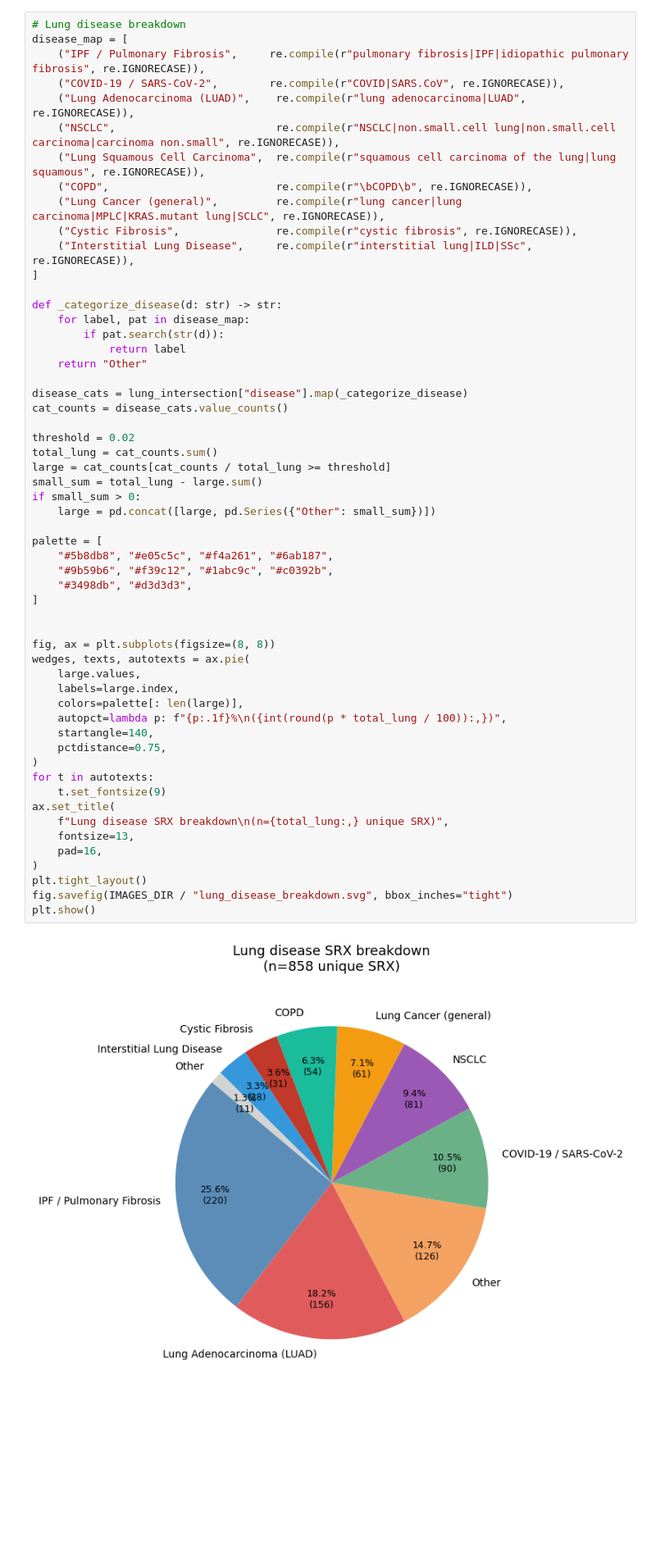
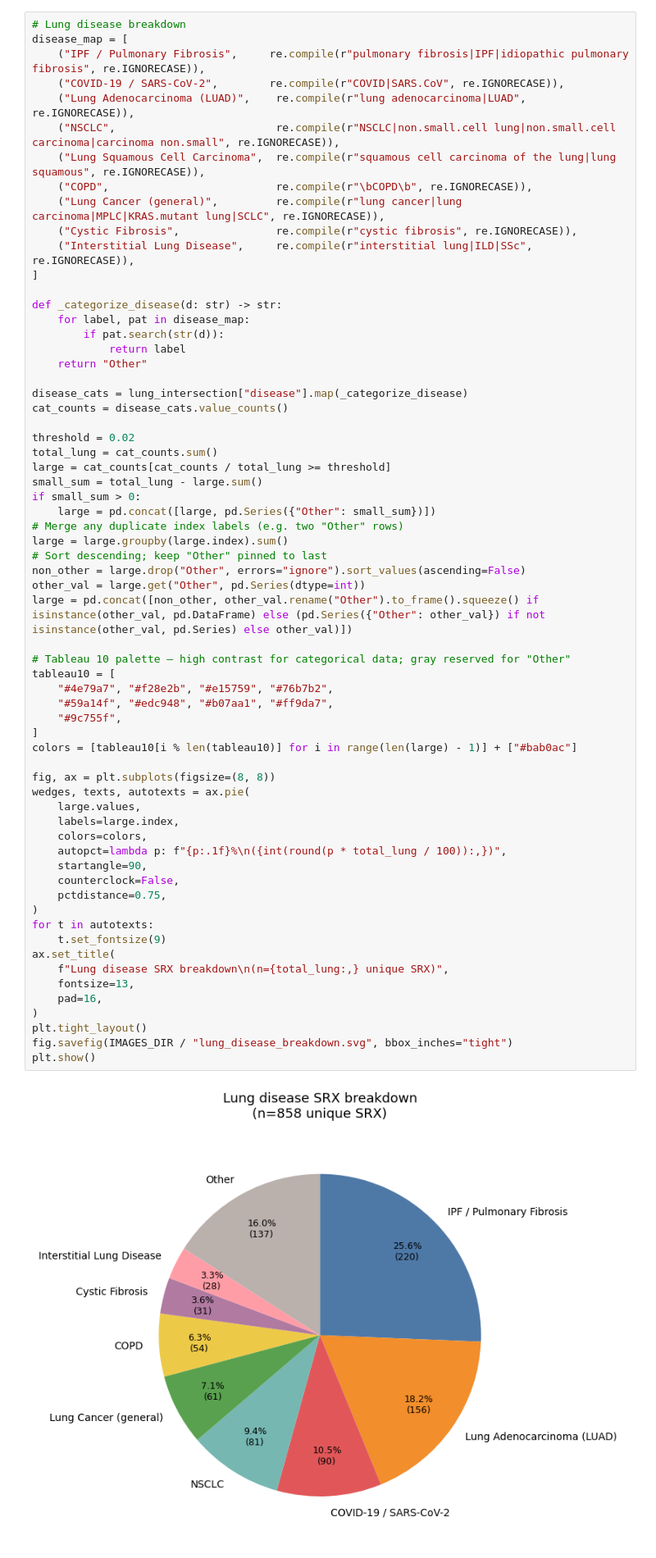
Before and after one commit to otodreas/scBaseCount_Pipeline, a Jupyter notebook: metadata_analysis/v2_lung/analysis.ipynb, the cells around one changed output. Shown at 82% size. Cells and saved outputs as stored; diff of their text form; blank space fills up the shorter version.

Commit message:
deduplicate "other" in figure

```diff
--- a/metadata_analysis/v2_lung/analysis.ipynb
+++ b/metadata_analysis/v2_lung/analysis.ipynb
@@ -297,40 +336,48 @@ def _categorize_disease(d: str) -> str:
 disease_cats = lung_intersection["disease"].map(_categorize_disease)
 cat_counts = disease_cats.value_counts()
 
 threshold = 0.02
 total_lung = cat_counts.sum()
 large = cat_counts[cat_counts / total_lung >= threshold]
 small_sum = total_lung - large.sum()
 if small_sum > 0:
     large = pd.concat([large, pd.Series({"Other": small_sum})])
+# Merge any duplicate index labels (e.g. two "Other" rows)
+large = large.groupby(large.index).sum()
+# Sort descending; keep "Other" pinned to last
+non_other = large.drop("Other", errors="ignore").sort_values(ascending=False)
+other_val = large.get("Other", pd.Series(dtype=int))
+large = pd.concat([non_other, other_val.rename("Other").to_frame().squeeze() if isinstance(other_val, pd.DataFrame) else (pd.Series({"Other": other_val}) if not isinstance(other_val, pd.Series) else other_val)])
 
-palette = [
-    "#5b8db8", "#e05c5c", "#f4a261", "#6ab187",
-    "#9b59b6", "#f39c12", "#1abc9c", "#c0392b",
-    "#3498db", "#d3d3d3",
+# Tableau 10 palette — high contrast for categorical data; gray reserved for "Other"
+tableau10 = [
+    "#4e79a7", "#f28e2b", "#e15759", "#76b7b2",
+    "#59a14f", "#edc948", "#b07aa1", "#ff9da7",
+    "#9c755f",
 ]
-
+colors = [tableau10[i % len(tableau10)] for i in range(len(large) - 1)] + ["#bab0ac"]
 
 fig, ax = plt.subplots(figsize=(8, 8))
 wedges, texts, autotexts = ax.pie(
     large.values,
     labels=large.index,
-    colors=palette[: len(large)],
+    colors=colors,
     autopct=lambda p: f"{p:.1f}%\n({int(round(p * total_lung / 100)):,})",
-    startangle=140,
+    startangle=90,
+    counterclock=False,
     pctdistance=0.75,
 )
 for t in autotexts:
     t.set_fontsize(9)
 ax.set_title(
     f"Lung disease SRX breakdown\n(n={total_lung:,} unique SRX)",
     fontsize=13,
     pad=16,
 )
 plt.tight_layout()
 fig.savefig(IMAGES_DIR / "lung_disease_breakdown.svg", bbox_inches="tight")
 plt.show()
 # %% [output]
-[figure, old version]
+[figure, new version]
 # %% [markdown]
 ### Lung union raw label frequency
```
Also changed, not shown: parts of 9 cells of this notebook, 4 other files.
